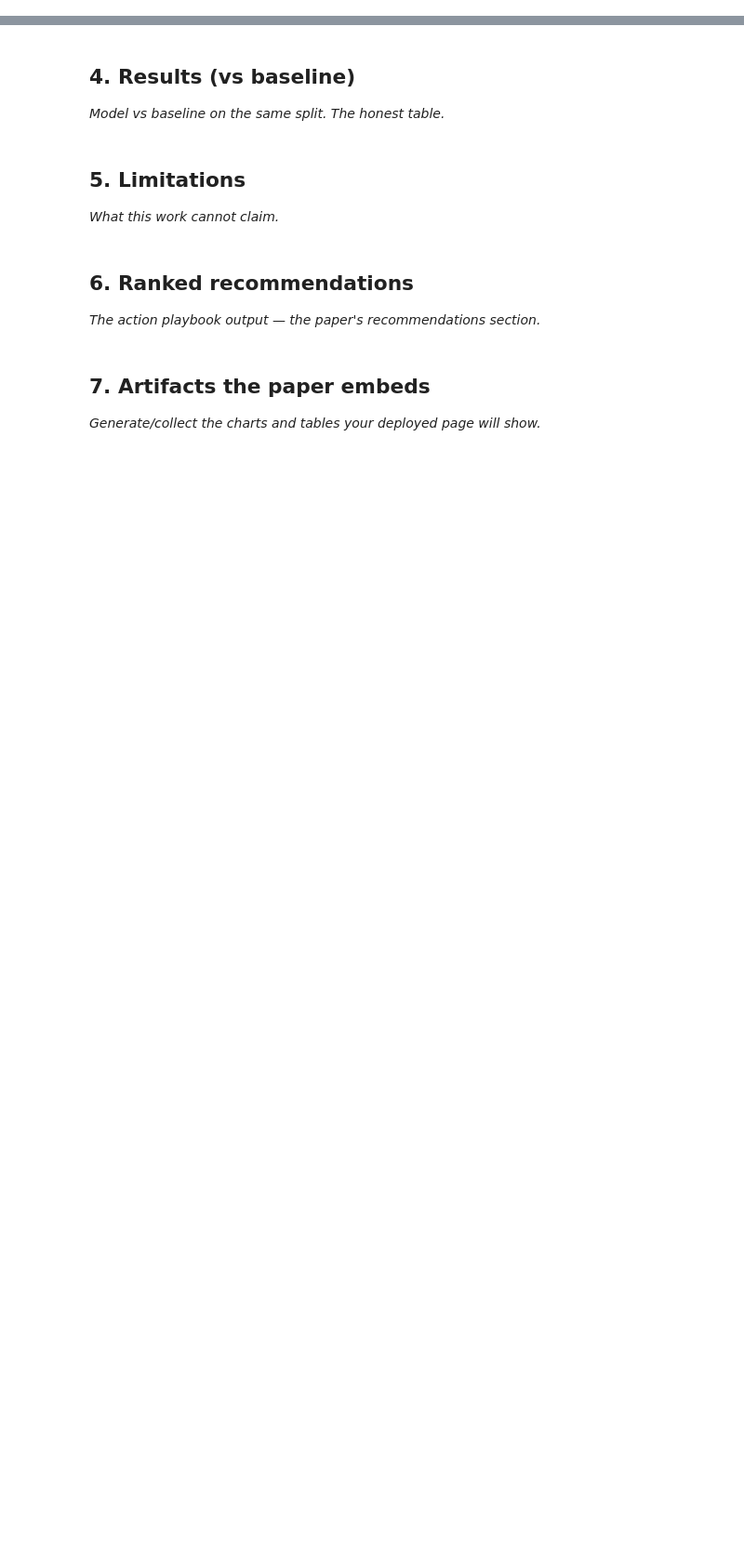
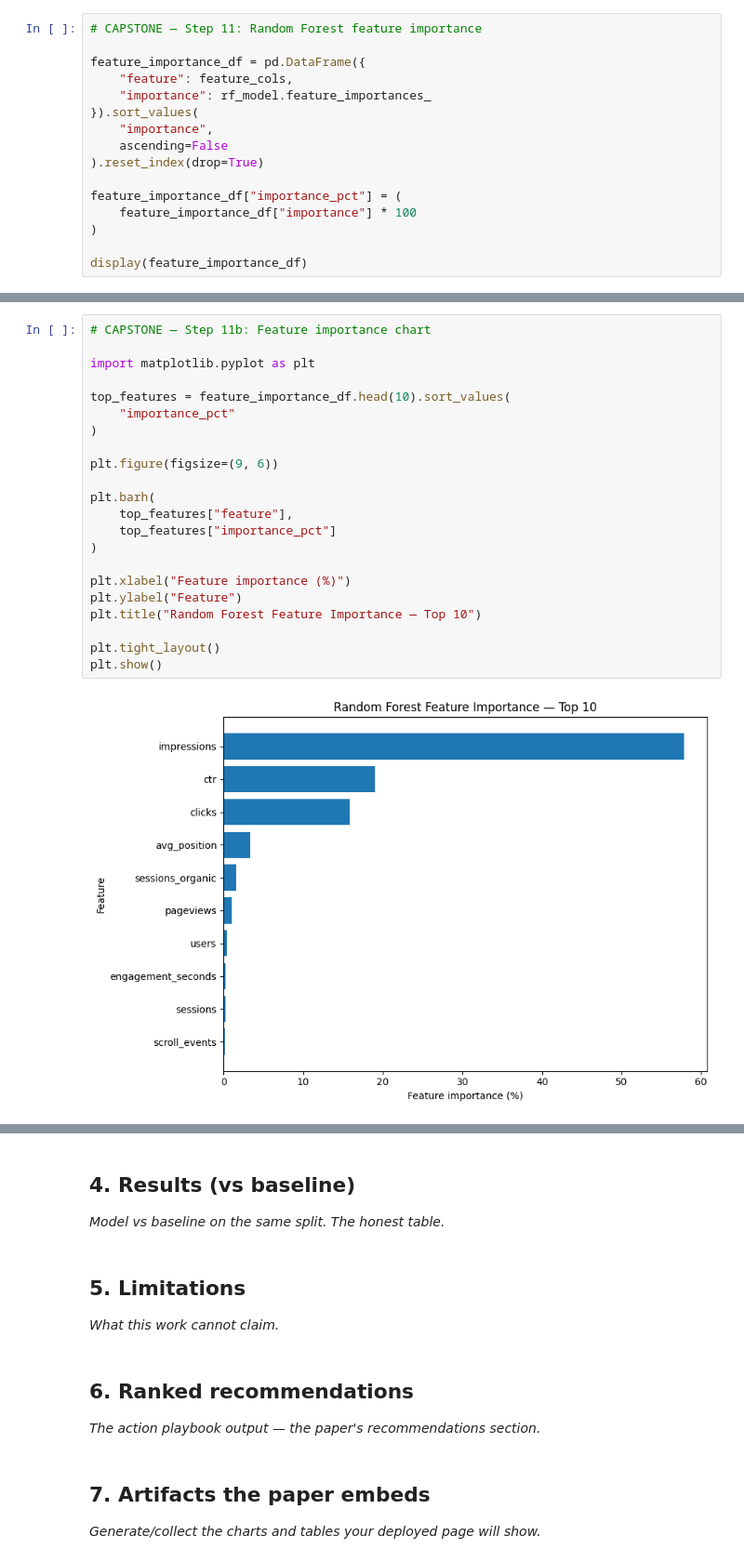
Before and after one commit to ReposofPriyanka/flyrank-ai-internship-ml-track, a Jupyter notebook: work/notebooks/capstone.ipynb, the cells around one changed output, grey strips where cells are left out. Shown at 93% size. Saved outputs shown, nothing was run; the diff lists cells and outputs as text; blank space fills up the shorter version.

Commit message:
Capstone DAY 1

```diff
--- a/work/notebooks/capstone.ipynb
+++ b/work/notebooks/capstone.ipynb
@@ -20,0 +986,16 @@ This skeleton is yours to fill. Work the sections **in order** — each one has
+# %%
+# CAPSTONE — Step 11: Random Forest feature importance
+
+feature_importance_df = pd.DataFrame({
+    "feature": feature_cols,
+    "importance": rf_model.feature_importances_
+}).sort_values(
+    "importance",
+    ascending=False
+).reset_index(drop=True)
+
+feature_importance_df["importance_pct"] = (
+    feature_importance_df["importance"] * 100
+)
+
+display(feature_importance_df)
@@ -20,0 +1020,24 @@ This skeleton is yours to fill. Work the sections **in order** — each one has
+# %%
+# CAPSTONE — Step 11b: Feature importance chart
+
+import matplotlib.pyplot as plt
+
+top_features = feature_importance_df.head(10).sort_values(
+    "importance_pct"
+)
+
+plt.figure(figsize=(9, 6))
+
+plt.barh(
+    top_features["feature"],
+    top_features["importance_pct"]
+)
+
+plt.xlabel("Feature importance (%)")
+plt.ylabel("Feature")
+plt.title("Random Forest Feature Importance — Top 10")
+
+plt.tight_layout()
+plt.show()
+# %% [output]
+[figure, added]
```
Also changed, not shown: parts of 25 cells of this notebook.
